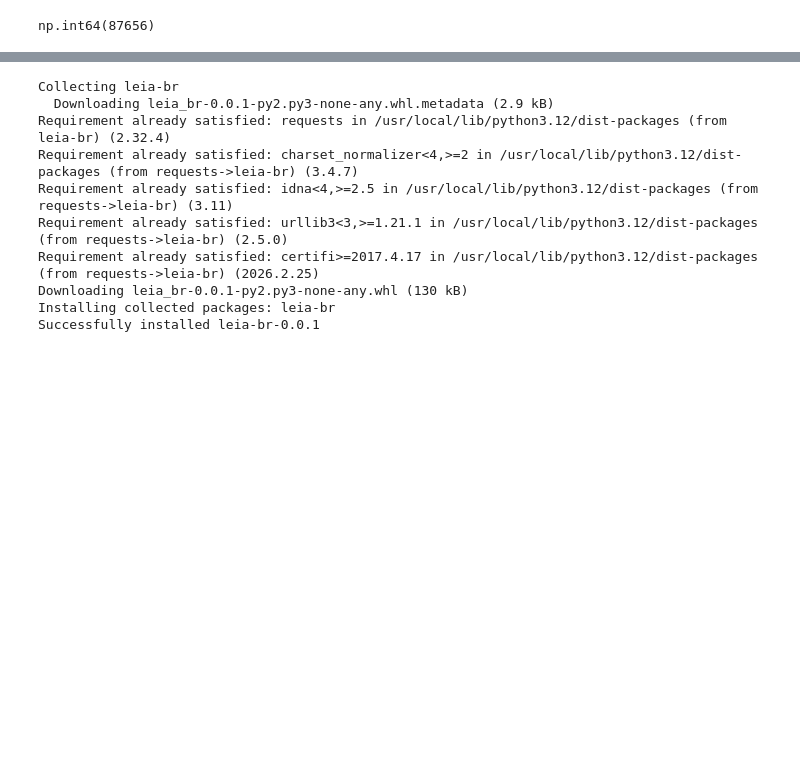
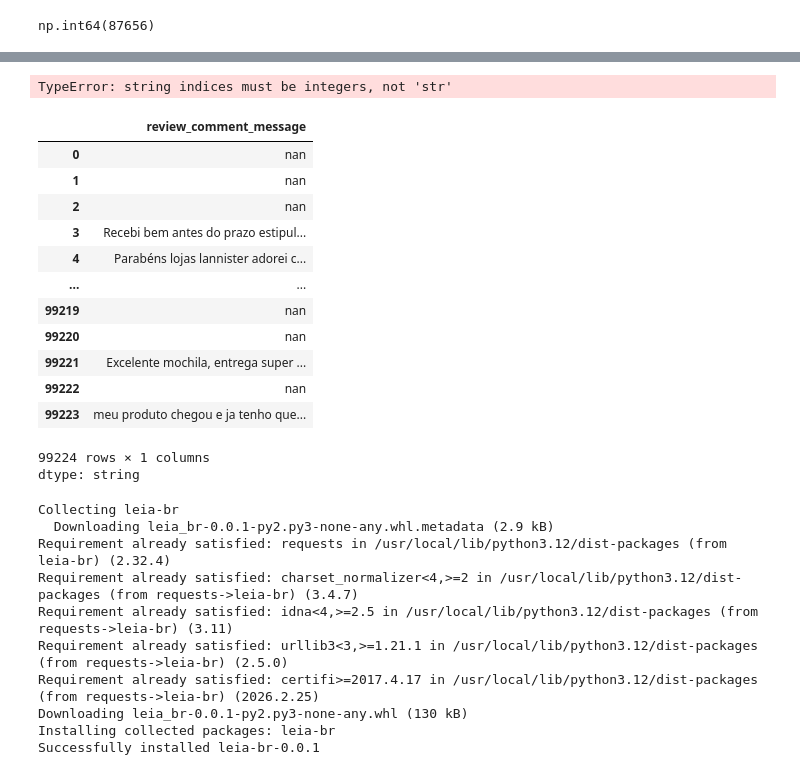
Before and after one commit to deveveryday/Projeto_Integrador_AWS_Poder_das_Palavras_Ciencia_de_Dados, a Jupyter notebook: project_eda_aws_100426.ipynb, the cells around one changed output, grey strips where cells are left out. Cells and saved outputs as stored; diff of their text form; code cells hidden in the pictures; blank space fills up the shorter version.

```diff
--- a/project_eda_aws_100426.ipynb
+++ b/project_eda_aws_100426.ipynb
@@ -532,3 +656,40 @@ np.int64(87656)
+# %%
+# Quando comentário for vazio, sobrepor pelo título
+for message, title in zip(df["review_comment_message"], df["review_comment_title"]):
+  if len(message) == 0 and len(title) > 0:
+    message = title
+  elif len(message) > 0:
+    message = title
+
+
+
+def replace_message_by_title(df):
+
+
+
+
+df_review_clean["review_comment_message"] = (
+  df_review_clean["review_comment_message"].apply(replace_message_by_title)
+)
+# %% [output]
+TypeError: string indices must be integers, not 'str'
+# %%
+df_review_clean["review_comment_message"]
+# %% [output]
+|  | review_comment_message |
+| 0 | nan |
+| 1 | nan |
+| 2 | nan |
+| 3 | Recebi bem antes do prazo estipul... |
+| 4 | Parabéns lojas lannister adorei c... |
+| ... | ... |
+| 99219 | nan |
+| 99220 | nan |
+| 99221 | Excelente mochila, entrega super ... |
+| 99222 | nan |
+| 99223 | meu produto chegou e ja tenho que... |
+99224 rows × 1 columns
+dtype: string
 # %%
 # %% [output]
 Collecting leia-br
```
Also changed, not shown: parts of 20 cells of this notebook.
